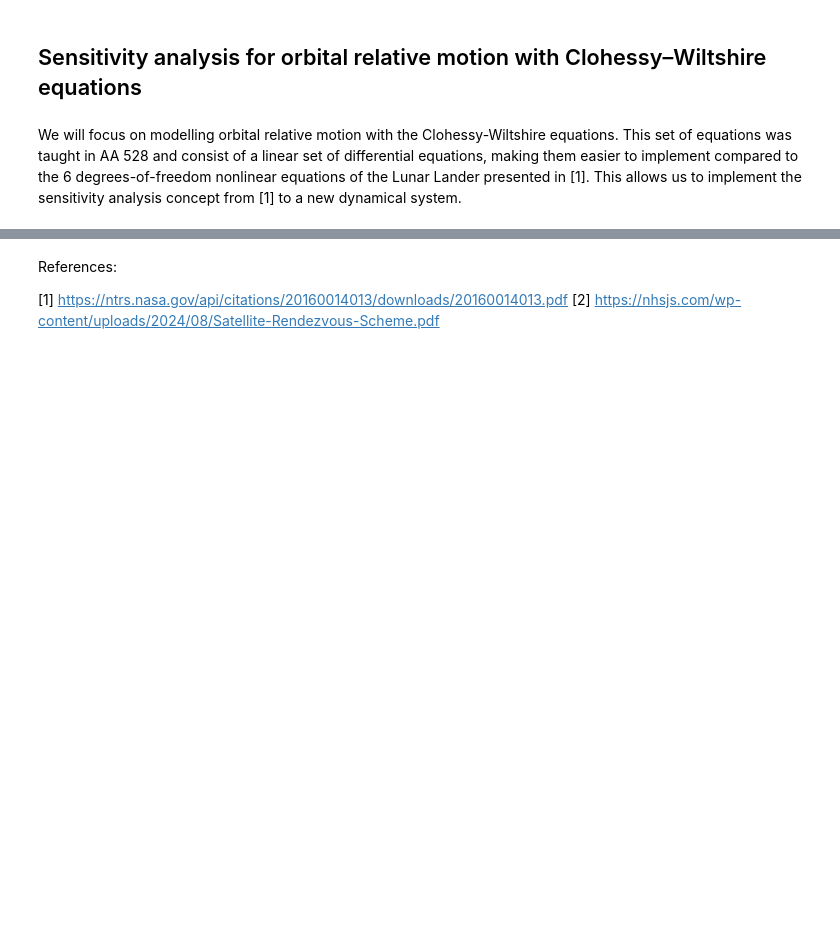
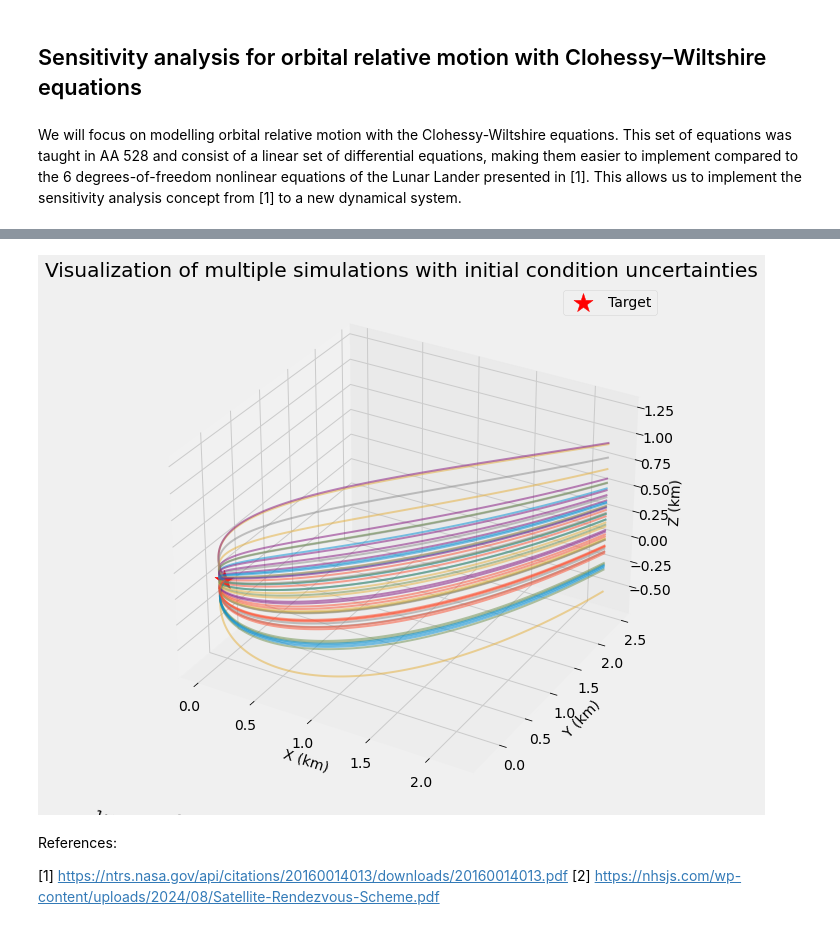
Before and after one commit to smokbel/OrbitalRelativeMotion, a Jupyter notebook: FinalProject.ipynb, the cells around one changed output, grey strips where cells are left out. Drawn from its saved outputs; the diff is of its cells as text; code cells hidden in the pictures; blank space fills up the shorter version.

```diff
--- a/FinalProject.ipynb
+++ b/FinalProject.ipynb
@@ -113,3 +142,44 @@ plt.show()
+# %%
+num_samples = 50
+
+fig = plt.figure(figsize=(10, 8))
+ax = fig.add_subplot(111, projection='3d')
+
+# Perform simulation with different initial conditions:
+
+for _ in range(num_samples):
+    # Perturn the initial conditons given the uncertainty associated with each measurement
+    r0_perturbed = r_init + np.random.normal(0, pos_ucrt, 3)
+    v0_perturbed = rdot_init + np.random.normal(0, vel_uncrt, 3)
+
+    # Complete the same manuever steps as above.
+    r1, v1 = propagate_CW(r0_perturbed, v0_perturbed, omega, t1)
+    delta_v1 = calculate_maneuver(r1, v1, omega, t1, r_target)
+    v1_post = v1 + delta_v1
+
+    r2, v2 = propagate_CW(r1, v1_post, omega, t2)
+    delta_v2 = calculate_maneuver(r2, v2, omega, t3, r_target)
+    v2_post = v2 + delta_v2
+
+    positions_final = [propagate_CW(r2, v2_post, omega, t)[0] for t in np.arange(0, t3, dt)]
+    positions_final = np.array(positions_final)
+
+    ax.plot(*positions_final.T, linewidth=2, alpha=0.5)
+
+# Target
+ax.scatter(0, 0, 0, color='red', marker='*', s=400, label='Target')
+
+# Labels
+ax.set_xlabel('X (km)')
+ax.set_ylabel('Y (km)')
+ax.set_zlabel('Z (km)')
+ax.set_title('Visualization of multiple simulations with initial condition uncertainties')
+ax.legend()
+ax.grid(True)
+plt.tight_layout()
+plt.show()
+# %% [output]
+[figure, added]
 # %% [markdown]
 References:
 
```
Also changed, not shown: parts of 5 cells of this notebook.
